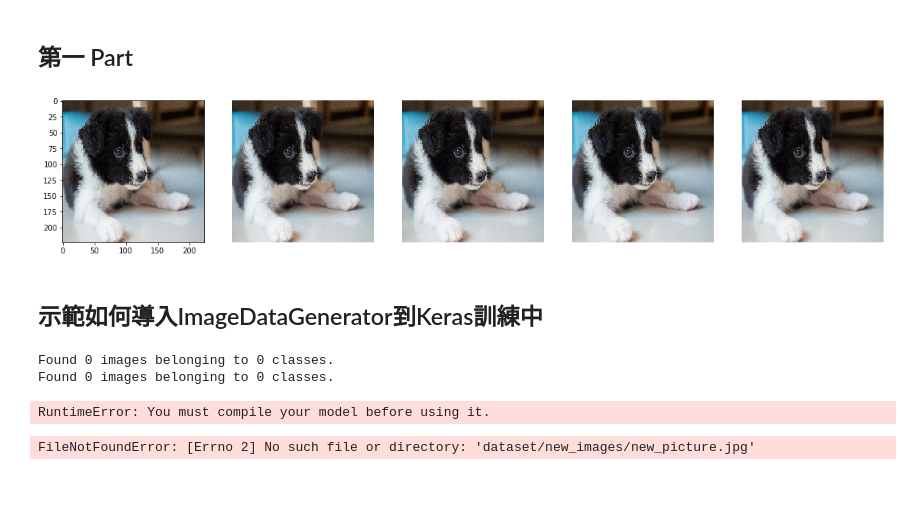
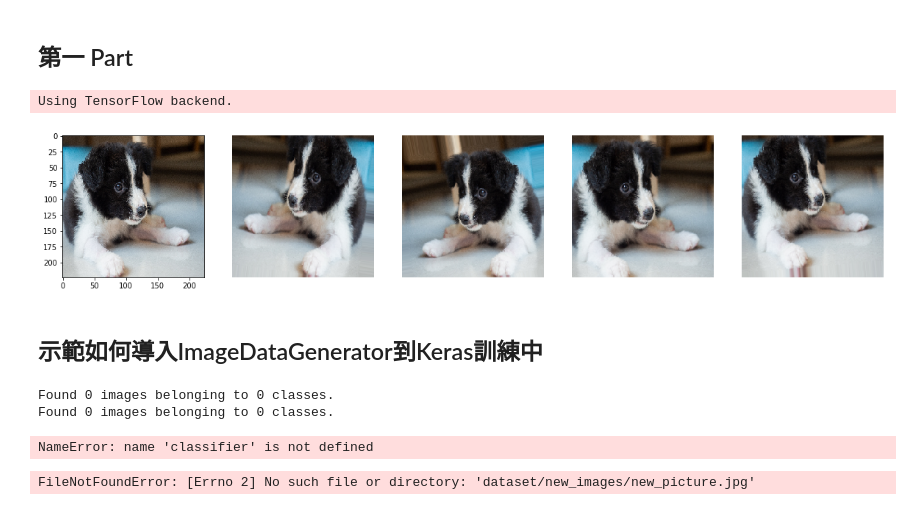
Before and after one commit to bruce6005/1st-DL-CVMarathon, a Jupyter notebook: homework/hw day16/Day016_Image Augmentation_HW.ipynb, the cells around one changed output. Saved outputs shown, nothing was run; the diff lists cells and outputs as text; code cells hidden in the pictures.

```diff
--- a/homework/hw day16/Day016_Image Augmentation_HW.ipynb
+++ b/homework/hw day16/Day016_Image Augmentation_HW.ipynb
@@ -20,36 +20,38 @@ import cv2
 %matplotlib inline
 
 ##定義使用的Augmentation
-img_gen = ImageDataGenerator('參考ppt自行定義')
+img_gen = ImageDataGenerator( featurewise_center=True,featurewise_std_normalization=True,rotation_range=10,width_shift_range=0.1,
+                                            height_shift_range=0.1,shear_range=0.1,zoom_range=0.1,horizontal_flip=True,vertical_flip=False,dtype=np.float32)
 width=224
 height=224
 batch_size=4
 
 img = cv2.imread('Tano.JPG')
 img = cv2.resize(img, (224,224))##改變圖片尺寸
 img = cv2.cvtColor(img, cv2.COLOR_BGR2RGB) #Cv2讀進來是BGR，轉成RGB
 img_origin=img.copy()
 img= np.array(img, dtype=np.float32)
 img_combine=np.array([img,img,img,img],dtype=np.uint8) ##輸入generator要是四維，(224,224,3)變成(4,224,224,3)
 batch_gen = img_gen.flow(img_combine, batch_size=4)
 assert next(batch_gen).shape==(batch_size, width, height, 3)
 
 plt.figure(figsize=(20,10))
 i = 1
 for batch in batch_gen:
     plt.subplot(1, 5, 1)
     plt.imshow(img_origin) ##原圖
     plt.subplot(1, 5, i+1)
     plt.imshow(batch[0, :, :, :].astype(np.uint8))
     plt.imshow(batch[1, :, :, :].astype(np.uint8))
     plt.imshow(batch[2, :, :, :].astype(np.uint8))
     plt.imshow(batch[3, :, :, :].astype(np.uint8))
     plt.axis('off')
     i += 1
     if i > 4:
         break  # or the generator would loop infinitely
 # %% [output]
+Using TensorFlow backend.
-[figure, old version]
+[figure, new version]
 # %% [markdown]
 ## 示範如何導入ImageDataGenerator到Keras訓練中
 # %%
@@ -72,11 +74,12 @@ test_set = test_datagen.flow_from_directory('dataset/test_set',
 #訓練
 #classifier=Sequential()
 #classifier.fit_generator(test_datagen.flow(training_set,test_set),steps_per_epoch = 250,nb_epoch = 25,validation_data=test_datagen.flow(training_set,test_set),validation_steps = 63)
-classifier.fit_generator(test_datagen,steps_per_epoch = 250,nb_epoch = 25,validation_data = classifier,validation_steps = 63)
+classifier.fit_generator(test_datagen,steps_per_epoch = 250,nb_epoch = 25,
+                         validation_data = classifier,validation_steps = 63)
 # %% [output]
 Found 0 images belonging to 0 classes.
 Found 0 images belonging to 0 classes.
-RuntimeError: You must compile your model before using it.
+NameError: name 'classifier' is not defined
 # %%
 #預測新照片
 from keras.preprocessing import image as image_utils
```
Also changed, not shown: parts of 6 cells of this notebook, 7 other files.
